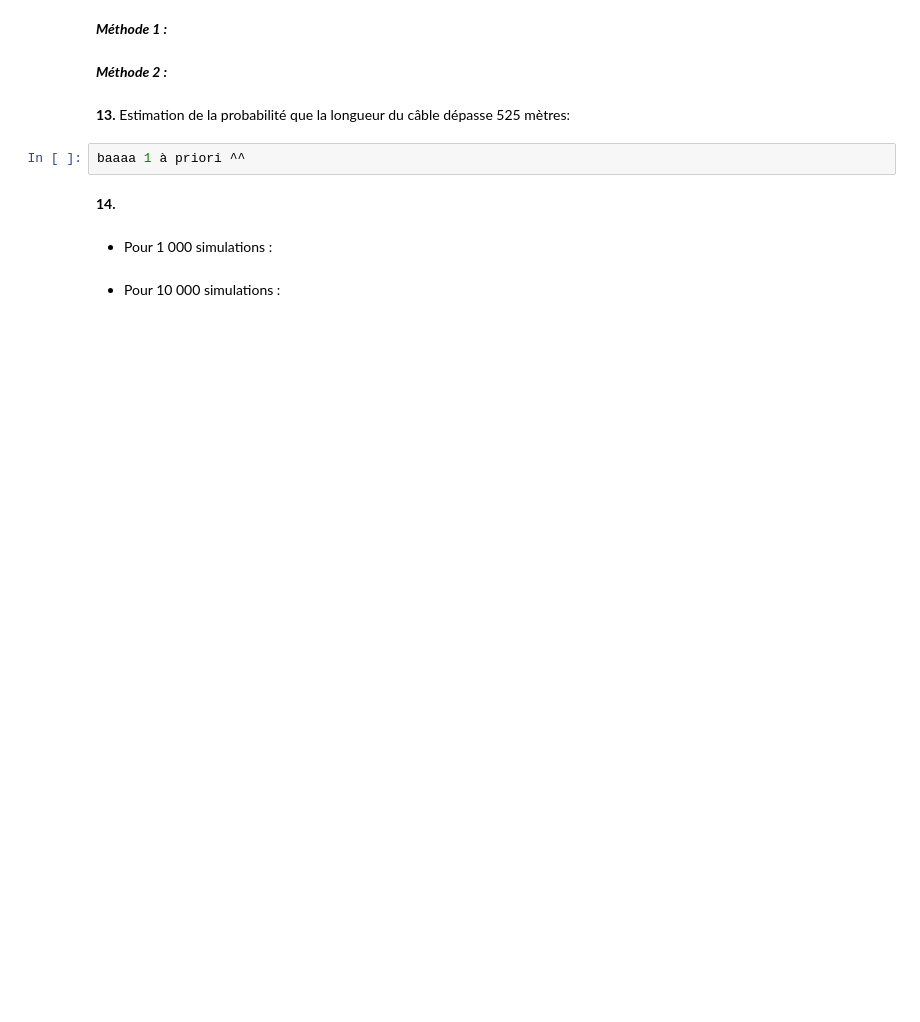
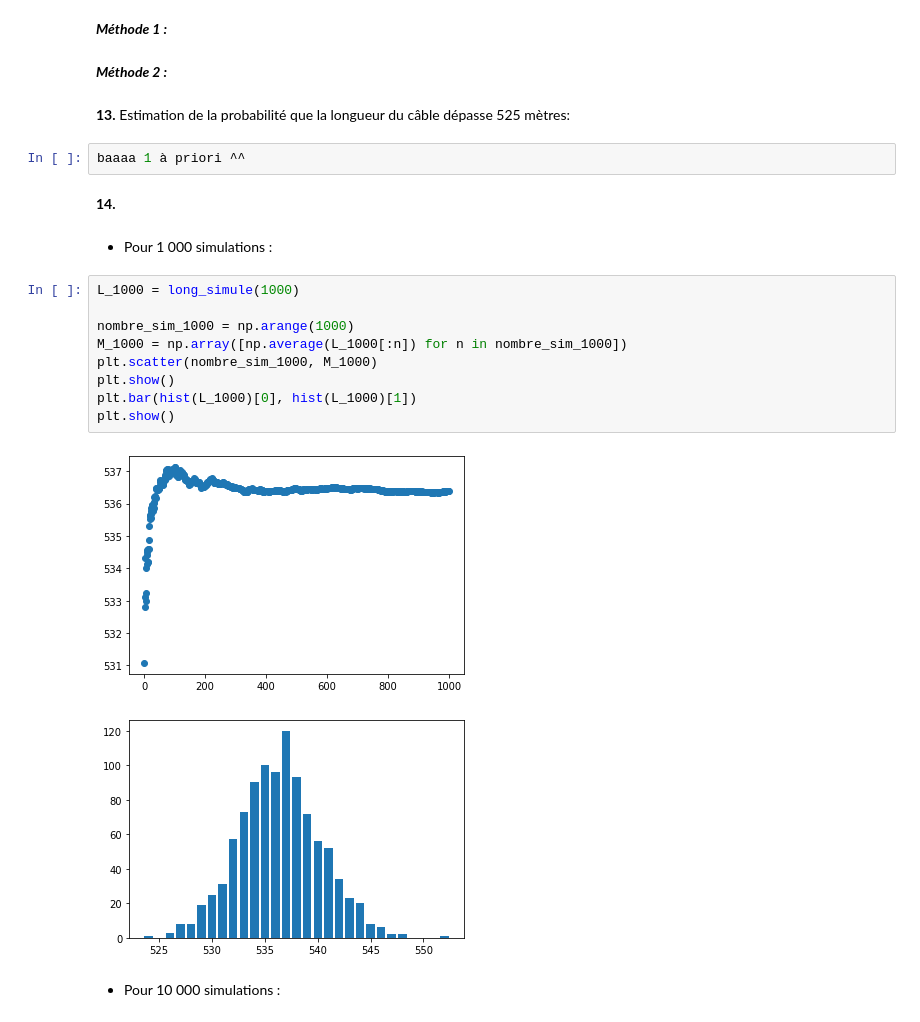
Before and after one commit to vincentlannelongue/projet_mathinfo_proba, a Jupyter notebook: projet_proba.ipynb, the cells around one changed output. Saved outputs shown, nothing was run; the diff lists cells and outputs as text; blank space fills up the shorter version.

```diff
--- a/projet_proba.ipynb
+++ b/projet_proba.ipynb
@@ -333,5 +322,17 @@ baaaa 1 à priori ^^
 **14.**
 # %% [markdown]
 - Pour 1 000 simulations :
+# %%
+L_1000 = long_simule(1000)
+
+nombre_sim_1000 = np.arange(1000)
+M_1000 = np.array([np.average(L_1000[:n]) for n in nombre_sim_1000])
+plt.scatter(nombre_sim_1000, M_1000)
+plt.show()
+plt.bar(hist(L_1000)[0], hist(L_1000)[1])
+plt.show()
+# %% [output]
+[figure, added]
+[figure, added]
 # %% [markdown]
 - Pour 10 000 simulations :
```
Also changed, not shown: parts of 13 cells of this notebook.
